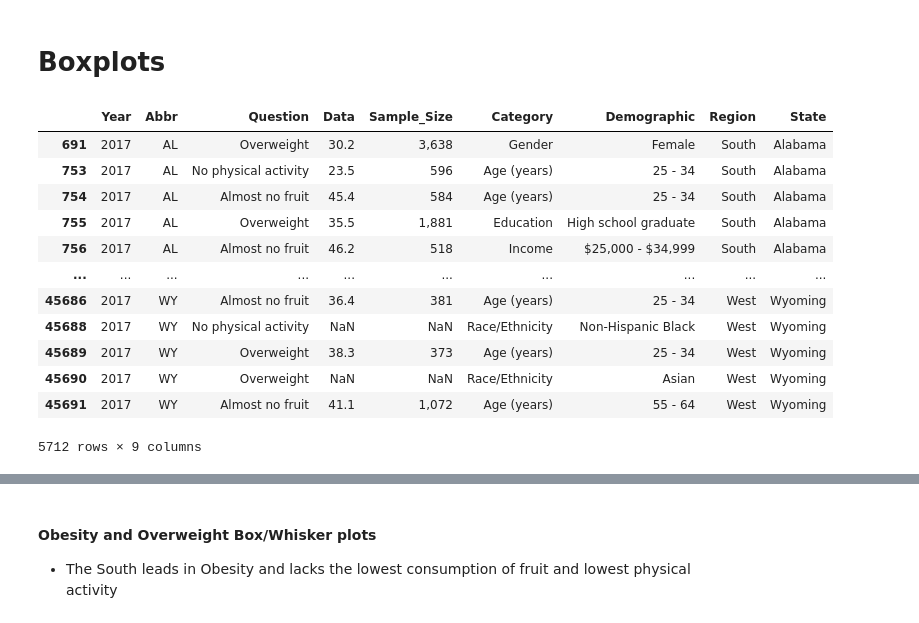
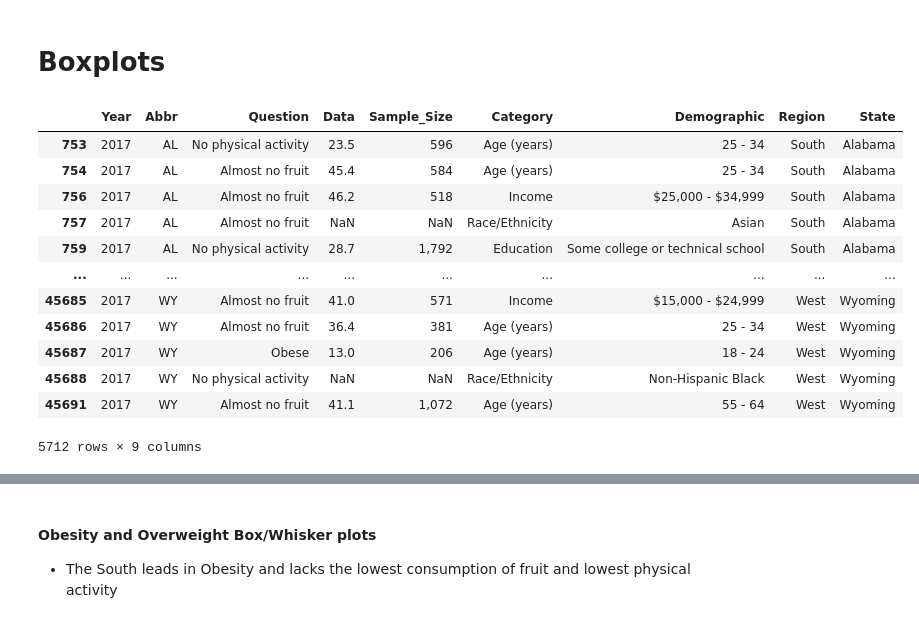
Before and after one commit to DimitriKourouniotis/Capstone-2, a Jupyter notebook: Capstone 2.ipynb, the cells around one changed output, grey strips where cells are left out. Drawn from its saved outputs; the diff is of its cells as text; code cells hidden in the pictures.

```diff
--- a/Capstone 2.ipynb
+++ b/Capstone 2.ipynb
@@ -626,6 +626,12 @@ df_2018 = (df_2018_raw
 # %%
 df_2015_reduced = df_2015.loc[df_2015['QuestionID'].isin(['Q018','Q019'])]
 df_2018_reduced = df_2018.loc[df_2018['QuestionID'].isin(['Q018','Q019'])]
+# %%
+#Filter results for only the 5 basic questions, Overwieght/Obese, and diet and exercise habit
+
+relevant_questions = ['Q018','Q019','Q036','Q037','Q047']
+df_2015_Q = df_2015[df_2015.QuestionID.isin(relevant_questions)]
+df_2018_Q = df_2018[df_2018.QuestionID.isin(relevant_questions)]
 # %%
 #Filter down the 2018 dataset to have just rows for 2016-2018
 # Create list for years
@@ -885,20 +886,20 @@ R square for the whole country is 0.589
 # %%
 # Remove Overweight category to focus on Obesity Rates for each statification
 
-df_2017_regions_obese = df_2017_regions[~df_2017_regions.Question.isin(['Obese'])]
+df_2017_regions_obese = df_2017_regions[~df_2017_regions.Question.isin(['Overweight'])]
 df_2017_regions_obese
 # %% [output]
 |  | Year | Abbr | Question | Data | Sample_Size | Category | Demographic | Region | State |
-| 691 | 2017 | AL | Overweight | 30.2 | 3,638 | Gender | Female | South | Alabama |
 | 753 | 2017 | AL | No physical activity | 23.5 | 596 | Age (years) | 25 - 34 | South | Alabama |
 | 754 | 2017 | AL | Almost no fruit | 45.4 | 584 | Age (years) | 25 - 34 | South | Alabama |
-| 755 | 2017 | AL | Overweight | 35.5 | 1,881 | Education | High school graduate | South | Alabama |
 | 756 | 2017 | AL | Almost no fruit | 46.2 | 518 | Income | $25,000 - $34,999 | South | Alabama |
+| 757 | 2017 | AL | Almost no fruit | NaN | NaN | Race/Ethnicity | Asian | South | Alabama |
+| 759 | 2017 | AL | No physical activity | 28.7 | 1,792 | Education | Some college or technical school | South | Alabama |
 | ... | ... | ... | ... | ... | ... | ... | ... | ... | ... |
+| 45685 | 2017 | WY | Almost no fruit | 41.0 | 571 | Income | $15,000 - $24,999 | West | Wyoming |
 | 45686 | 2017 | WY | Almost no fruit | 36.4 | 381 | Age (years) | 25 - 34 | West | Wyoming |
+| 45687 | 2017 | WY | Obese | 13.0 | 206 | Age (years) | 18 - 24 | West | Wyoming |
 | 45688 | 2017 | WY | No physical activity | NaN | NaN | Race/Ethnicity | Non-Hispanic Black | West | Wyoming |
-| 45689 | 2017 | WY | Overweight | 38.3 | 373 | Age (years) | 25 - 34 | West | Wyoming |
-| 45690 | 2017 | WY | Overweight | NaN | NaN | Race/Ethnicity | Asian | West | Wyoming |
 | 45691 | 2017 | WY | Almost no fruit | 41.1 | 1,072 | Age (years) | 55 - 64 | West | Wyoming |
 5712 rows × 9 columns
 # %%
```
Also changed, not shown: parts of 30 cells of this notebook.
